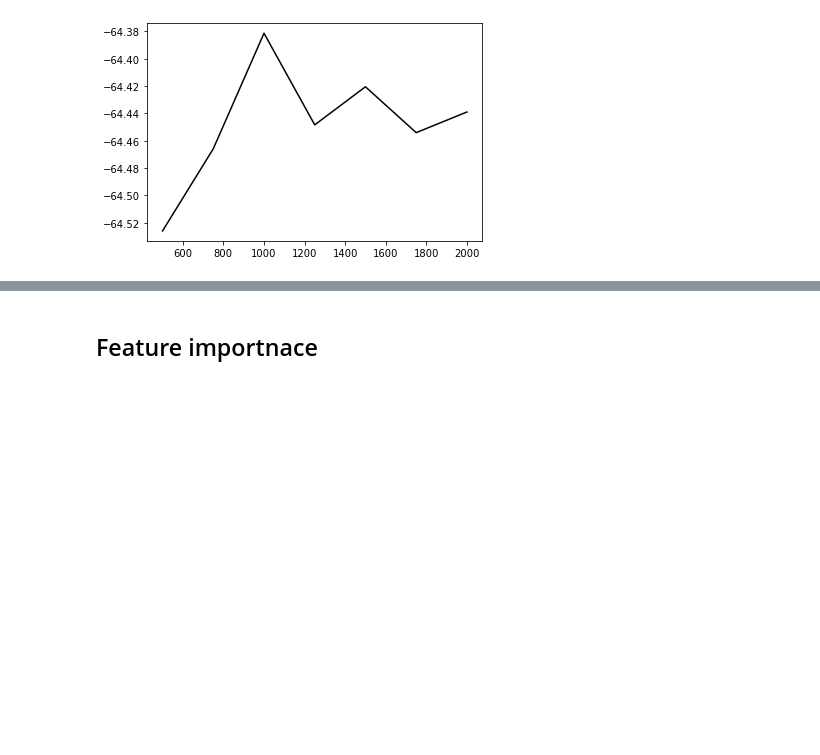
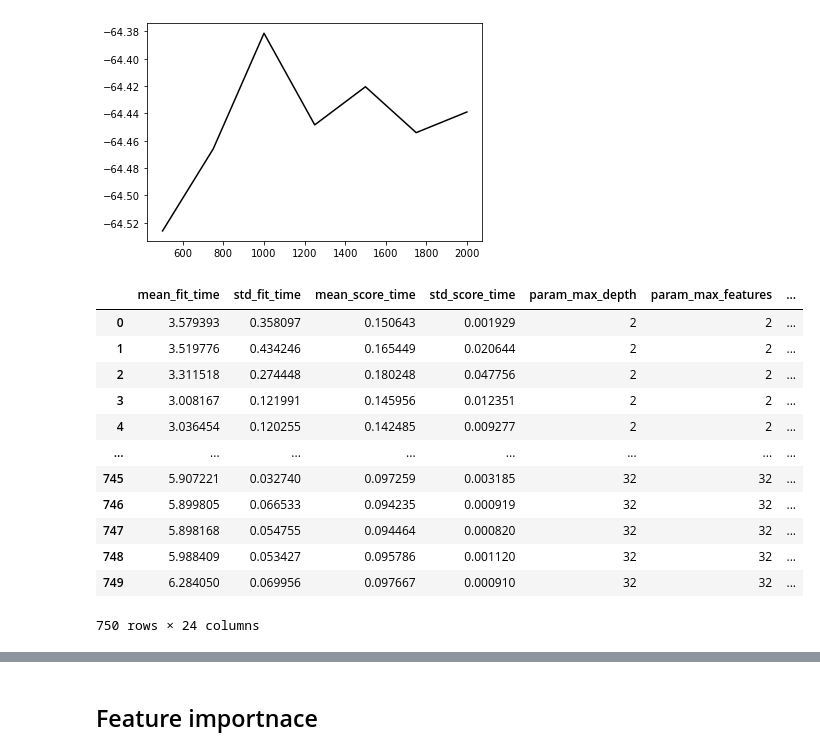
Before and after one commit to aabouie/Capstone_2, a Jupyter notebook: EDA_ML.ipynb, the cells around one changed output, grey strips where cells are left out. Drawn from its saved outputs; the diff is of its cells as text; code cells hidden in the pictures; blank space fills up the shorter version.

```diff
--- a/EDA_ML.ipynb
+++ b/EDA_ML.ipynb
@@ -692,3 +692,19 @@ gb_gridsearch = GridSearchCV(estimator=model, param_grid=grid,
 gb_gridsearch.fit(X_train, y_train)
 
 df_gridsearch = pd.DataFrame(gb_gridsearch.cv_results_)
+# %%
+df_gridsearch
+# %% [output]
+|  | mean_fit_time | std_fit_time | mean_score_time | std_score_time | param_max_depth | param_max_features | ... |
+| 0 | 3.579393 | 0.358097 | 0.150643 | 0.001929 | 2 | 2 | ... |
+| 1 | 3.519776 | 0.434246 | 0.165449 | 0.020644 | 2 | 2 | ... |
+| 2 | 3.311518 | 0.274448 | 0.180248 | 0.047756 | 2 | 2 | ... |
+| 3 | 3.008167 | 0.121991 | 0.145956 | 0.012351 | 2 | 2 | ... |
+| 4 | 3.036454 | 0.120255 | 0.142485 | 0.009277 | 2 | 2 | ... |
+| ... | ... | ... | ... | ... | ... | ... | ... |
+| 745 | 5.907221 | 0.032740 | 0.097259 | 0.003185 | 32 | 32 | ... |
+| 746 | 5.899805 | 0.066533 | 0.094235 | 0.000919 | 32 | 32 | ... |
+| 747 | 5.898168 | 0.054755 | 0.094464 | 0.000820 | 32 | 32 | ... |
+| 748 | 5.988409 | 0.053427 | 0.095786 | 0.001120 | 32 | 32 | ... |
+| 749 | 6.284050 | 0.069956 | 0.097667 | 0.000910 | 32 | 32 | ... |
+750 rows × 24 columns
```
Also changed, not shown: parts of 4 cells of this notebook.
